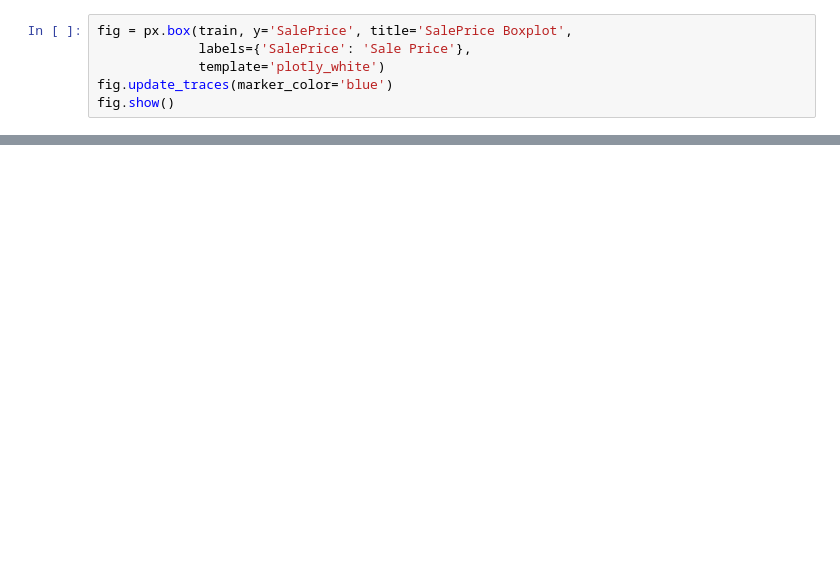
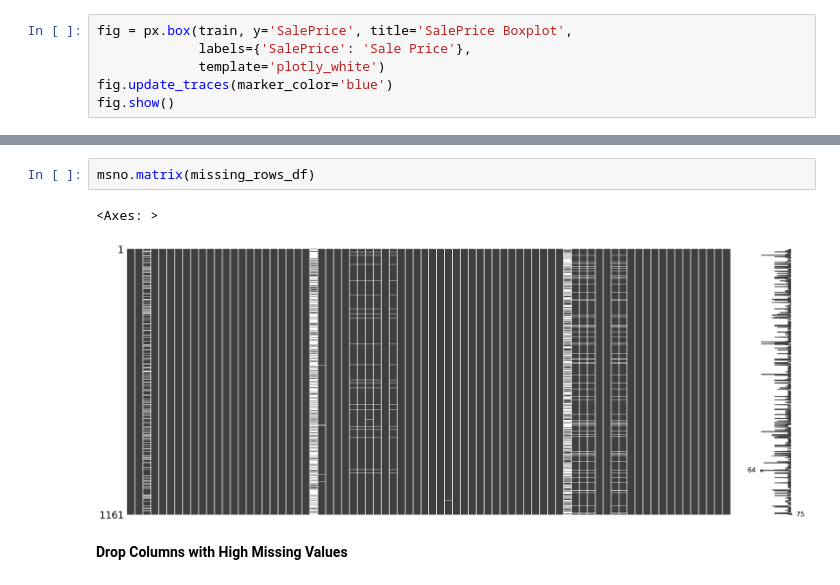
Before and after one commit to theodruilhe/project_maths_for_machine_learning, a Jupyter notebook: analysis.ipynb, the cells around one changed output, grey strips where cells are left out. Saved outputs shown, nothing was run; the diff lists cells and outputs as text; blank space fills up the shorter version.

```diff
--- a/analysis.ipynb
+++ b/analysis.ipynb
@@ -184,0 +366,7 @@ The boxplot shows a significant number of outliers in the higher price range, co
+# %%
+msno.matrix(missing_rows_df)
+# %% [output]
+<Axes: >
+[figure, added]
+# %% [markdown]
+**Drop Columns with High Missing Values**
```
Also changed, not shown: parts of 31 cells of this notebook.
